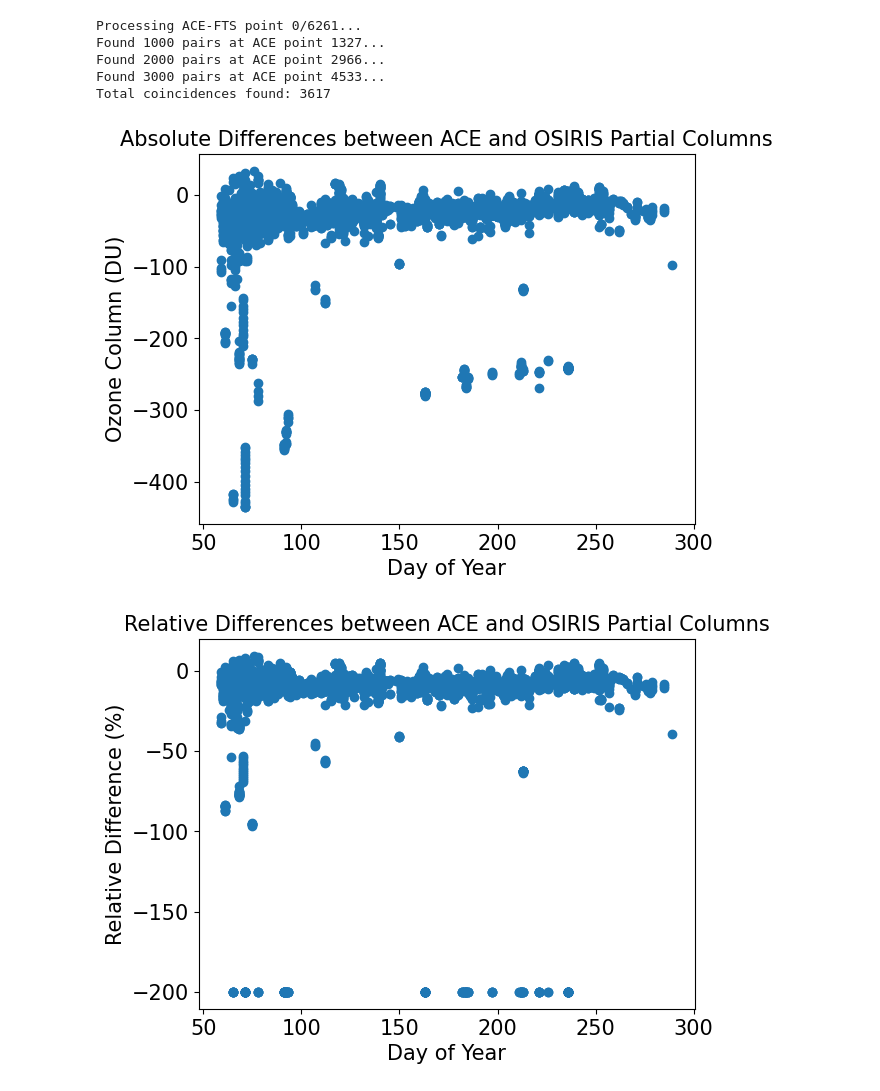
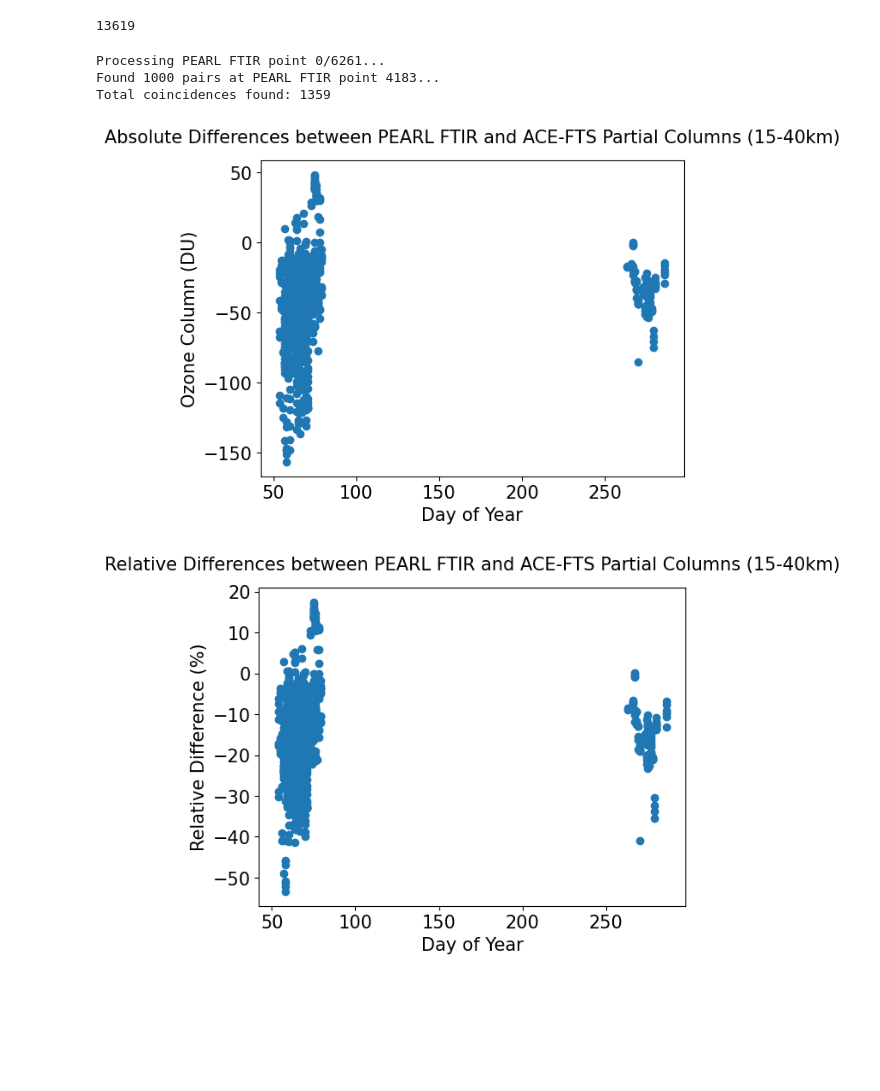
Before and after one commit to Sallamsaka/ozone-measurement-comparison, a Jupyter notebook: Column Comparisons/pearl_ftir ace-fts column comparisons.ipynb, the cells around one changed output. Cells and saved outputs as stored; diff of their text form; code cells hidden in the pictures; blank space fills up the shorter version.

Commit message:
pearl ftir ace-fts comparisons

```diff
--- a/Column Comparisons/pearl_ftir ace-fts column comparisons.ipynb
+++ b/Column Comparisons/pearl_ftir ace-fts column comparisons.ipynb
@@ -67,6 +67,6 @@ daO = OSIRIS.get_column_DU(ALT_MIN, ALT_MAX)
 daP = PEARL.get_column_DU(ALT_MIN, ALT_MAX)
 # %%
-daO = process_dataarray(daO)
+daA = process_dataarray(daA)
 daP = process_dataarray(daP)
 # %%
 cluster = LocalCluster(
@@ -78,10 +78,10 @@ cluster = LocalCluster(
 )
 client = Client(cluster)
 # %%
-o3O_arr = daO.values.astype(np.float32)
-latO = daO.latitude.values
-lonO = daO.longitude.values
-tO = daO.time.values.astype('datetime64[ns]')
+o3A_arr = daA.values.astype(np.float32)
+latA = daA.latitude.values
+lonA = daA.longitude.values
+tA = daA.time.values.astype('datetime64[ns]')
 
 o3P_arr = daP.values.astype(np.float32)
 tP = daP.DATETIME.values.astype('datetime64[ns]')
@@ -91,18 +91,20 @@ lonP = np.array([PEARL.longitude] * num_P_data)
 
 tP_min = tP.min() - TIME_TOL
 tP_max = tP.max() + TIME_TOL
-time_mask = (tO >= tP_min) & (tO <= tP_max)
-tO_filtered = tO[time_mask]
-o3O_arr_filtered = o3O_arr[time_mask]
-latO_filtered = latO[time_mask]
-lonO_filtered = lonO[time_mask]
+time_mask = (tA >= tP_min) & (tA <= tP_max)
+tA_filtered = tA[time_mask]
+o3A_arr_filtered = o3A_arr[time_mask]
+latA_filtered = latA[time_mask]
+lonA_filtered = lonA[time_mask]
 
 client.close()
 cluster.close()
-del o3O_arr, latO, lonO
+del o3A_arr, latA, lonA
 gc.collect()
+# %% [output]
+13619
 # %%
-tO_ns = tO_filtered.astype(np.int64)
+tA_ns = tA_filtered.astype(np.int64)
 tP_ns = tP.astype(np.int64)
 TIME_TOL_ns = TIME_TOL.astype(np.int64)
 
@@ -110,11 +112,11 @@ MAX_DIST_RAD = MAX_DIST_KM / EARTH_RADIUS_KM
 
 processed_pairs = 0
 o3P_coincidences = []
-o3O_coincidences = []
+o3A_coincidences = []
 days_of_year = []
 
-time_bins = np.arange(tO_ns.min(), tO_ns.max() + 1, TIME_TOL_ns)
-bin_indices = np.digitize(tO_ns, time_bins)
+time_bins = np.arange(tA_ns.min(), tA_ns.max() + 1, TIME_TOL_ns)
+bin_indices = np.digitize(tA_ns, time_bins)
 
 max_bin = len(time_bins) + 1
 time_binned_arrays = [np.array([], dtype=np.int64) for _ in range(max_bin + 1)]
@@ -136,15 +138,15 @@ for s_idx, (s_time, s_lat, s_lon) in enumerate(zip(tP_ns, latP, lonP)):
     if candidate_indices.size == 0:
         continue
 
-    time_diffs = np.abs(tO_ns[candidate_indices] - s_time)
+    time_diffs = np.abs(tA_ns[candidate_indices] - s_time)
     time_mask = time_diffs <= TIME_TOL_ns
 
     if not np.any(time_mask):
         continue
 
     time_valid_indices = candidate_indices[time_mask]
-    candidate_lats = latO_filtered[time_valid_indices]
-    candidate_lons = lonO_filtered[time_valid_indices]
+    candidate_lats = latA_filtered[time_valid_indices]
+    candidate_lons = lonA_filtered[time_valid_indices]
 
     dists = haversine_vectorized(s_lat, s_lon, candidate_lats, candidate_lons)
     min_idx = np.argmin(dists)
@@ -152,11 +154,11 @@ for s_idx, (s_time, s_lat, s_lon) in enumerate(zip(tP_ns, latP, lonP)):
 
     if min_dist <= MAX_DIST_KM:
         best_L_idx = time_valid_indices[min_idx]
-        o3O_coincidences.append(o3O_arr_filtered[best_L_idx])
+        o3A_coincidences.append(o3A_arr_filtered[best_L_idx])
         o3P_coincidences.append(o3P_arr[s_idx])
         processed_pairs += 1
 
-        dt = tO_ns[best_L_idx]
+        dt = tA_ns[best_L_idx]
         dt = dt.astype('datetime64[ns]')
         day_of_year = ((dt - dt.astype('datetime64[Y]'))   // np.timedelta64(1, 'D')) + 1
 
@@ -165,45 +167,49 @@ for s_idx, (s_time, s_lat, s_lon) in enumerate(zip(tP_ns, latP, lonP)):
             print(f"Found {processed_pairs} pairs at PEARL FTIR point {s_idx}...")
 
 o3P_coincidences = np.vstack(o3P_coincidences)
-o3O_coincidences = np.vstack(o3O_coincidences)
+o3A_coincidences = np.vstack(o3A_coincidences)
 print(f"Total coincidences found: {processed_pairs}")
 # %% [output]
-Processing ACE-FTS point 0/6261...
-Found 1000 pairs at ACE point 1327...
-Found 2000 pairs at ACE point 2966...
-Found 3000 pairs at ACE point 4533...
-Total coincidences found: 3617
+Processing PEARL FTIR point 0/6261...
+Found 1000 pairs at PEARL FTIR point 4183...
+Total coincidences found: 1359
 # %%
 # o3S_coincidences[o3S_coincidences == 0] = np.nan
 # o3L_coincidences[o3L_coincidences == 0] = np.nan
-o3O_coincidences[o3O_coincidences == np.float32("inf")] = np.nan
+o3A_coincidences[o3A_coincidences == np.float32("inf")] = np.nan
 o3P_coincidences[o3P_coincidences == np.float32("inf")] = np.nan
 # %%
-rel, abs, raw = compute_diffs(o3O_coincidences, o3P_coincidences)
+rel, abs, raw = compute_diffs(o3A_coincidences, o3P_coincidences)
 # %%
 plt.scatter(days_of_year, raw)
 plt.xlabel("Day of Year")
 plt.ylabel("Ozone Column (DU)")
-plt.title("Absolute Differences between PEARL FTIR and OSIRIS Partial Columns", fontdict = {'fontsize': 15})
+if ALT_MIN == 0.5 and ALT_MAX == 64.5:
+    plt.title("Absolute Differences between PEARL FTIR and ACE-FTS Total Columns", fontdict = {'fontsize': 15}, pad=15)
+else:
+    plt.title("Absolute Differences between PEARL FTIR and ACE-FTS Partial Columns" + f" ({int(ALT_MIN - 0.5)}-{int(ALT_MAX + 0.5)}km)", fontdict = {'fontsize': 15}, pad=15)
 
 fig = plt.gcf()
 axes = plt.gca()
 
 title = axes.get_title()
-fig.savefig(title + "(15-40km)", bbox_inches="tight")
+fig.savefig(title, bbox_inches="tight")
 # %% [output]
-[figure, old version]
+[figure, new version]
 # %%
 plt.scatter(days_of_year, rel)
 plt.xlabel("Day of Year")
 plt.ylabel("Relative Difference (%)")
-plt.title("Relative Differences between PEARL FTIR and OSIRIS Partial Columns", fontdict = {'fontsize': 15})
+if ALT_MIN == 0.5 and ALT_MAX == 64.5:
+    plt.title("Relative Differences between PEARL FTIR and ACE-FTS Total Columns", fontdict = {'fontsize': 15}, pad=15)
+else:
+    plt.title("Relative Differences between PEARL FTIR and ACE-FTS Partial Columns" + f" ({int(ALT_MIN - 0.5)}-{int(ALT_MAX + 0.5)}km)", fontdict = {'fontsize': 15}, pad=15)
 
 fig = plt.gcf()
 axes = plt.gca()
 
 title = axes.get_title()
-fig.savefig(title + "(15-40km)", bbox_inches="tight")
+fig.savefig(title, bbox_inches="tight")
 # %% [output]
-[figure, old version]
+[figure, new version]
 # %%
```
Also changed, not shown: parts of 8 cells of this notebook, 19 other files.
